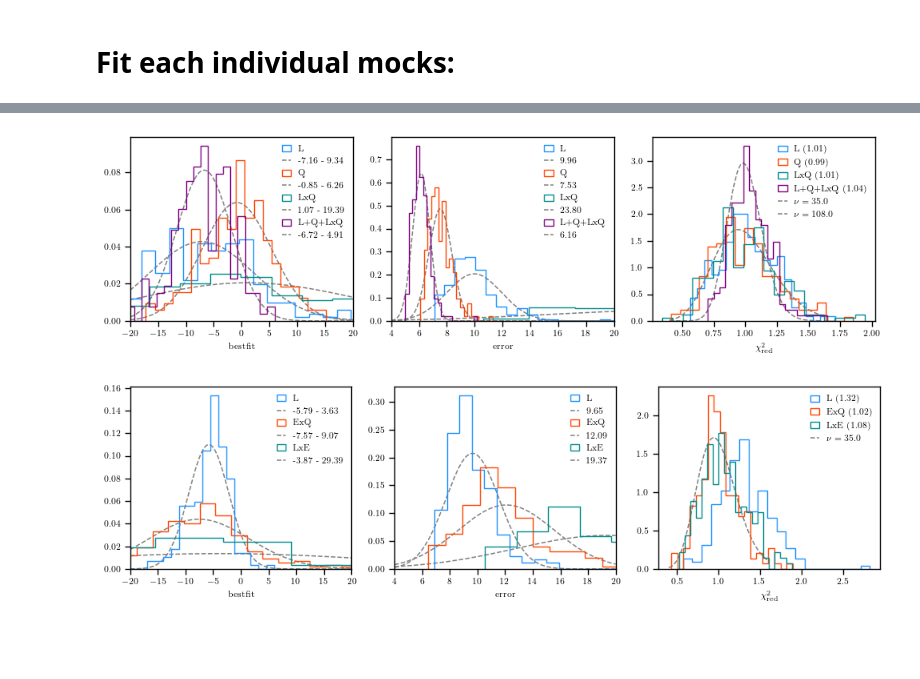
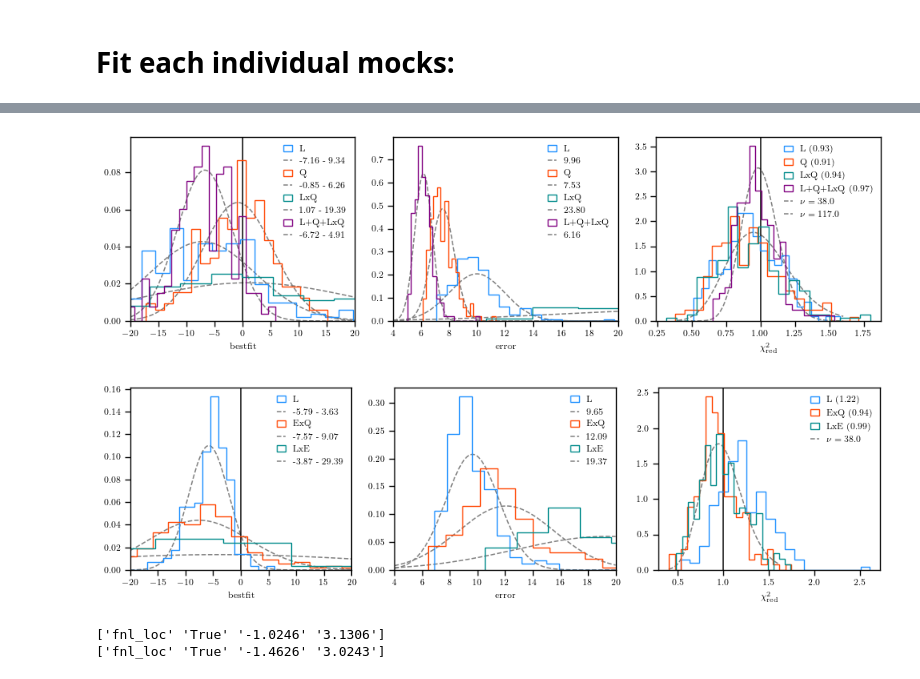
Before and after one commit to AlbertoRosado1/cai-dr2-clustering-products, a Jupyter notebook: local_png/fit_fnl_mocks.ipynb, the cells around one changed output, grey strips where cells are left out. Drawn from its saved outputs; the diff is of its cells as text; code cells hidden in the pictures; blank space fills up the shorter version.

```diff
--- a/local_png/fit_fnl_mocks.ipynb
+++ b/local_png/fit_fnl_mocks.ipynb
@@ -309,11 +425,12 @@ from tools import run_profiling_one_mock
 data_dir = '/Users/edmond/Work/data/desi/dr2/summary_statistics/local_png/base/desi-data/loa-v1/v2/fNL/blinded/'
 
 # Where the mocks are:
-stats_dir = '/Users/edmond/Work/data/desi/dr2/summary_statistics/'
-project = 'local_png/base/holi-v3-altmtl/'
+mocks_dir = '/Users/edmond/Work/data/desi/dr2/summary_statistics/local_png/base/'
 
-fiducial = propose_fiducial()
-tracers_to_read = ['LRG', 'ELGnotqso', 'QSO', 'LRGxQSO', 'LRGxELGnotqso', 'ELGnotqsoxQSO']
+fiducial = propose_fiducial(kmin=1e-3)
+tracers_to_read = ['LRG', 'QSO', 'LRGxQSO', 'ELGnotqso', 'LRGxELGnotqso', 'ELGnotqsoxQSO'][:-1]
 
-pks, windows, covs, zeffs, mocks = load_data(data_dir, stats_dir, project, tracers_to_read, fiducial, add_ic=True, nmocks_mean=None)
+aladr1 = False
+
+pks, windows, covs, zeffs, mocks = load_data(data_dir, mocks_dir, tracers_to_read, fiducial, add_ic=True, aladr1=aladr1, nmocks_mean=None)
 # %%
@@ -387,0 +484,6 @@ for tracer, imock, kk, ac in jobs:
+# %%
+# Load all the available profiles into a nested dictionary for easy access:
+profiles = load_all_profiles(mocks_dir)
+
+summary_df = summary_profiles(profiles)
+display(summary_df)
@@ -460,16 +582,20 @@ tracers_to_plot = ['LRGxLRG', 'QSOxQSO', 'LRGxQSO', 'LRGxLRG-LRGxQSO-QSOxQSO']
 
 labels = {'LRGxLRG': 'L', 'QSOxQSO': 'Q', 'LRGxQSO': 'LxQ', 'LRGxLRG-LRGxQSO-QSOxQSO': 'L+Q+LxQ'}
 
+kmin = 1e-3
+extra_fn = '_aladr1'
+
 plt.figure(figsize=(10, 3))
 plt.subplot(131)
 plt.xlim(-20,20)
 for tracer in tracers_to_plot:
     prof = profiles[tracer]
-    plt.hist([float(prof['mock_cov'][i][0][2]) for i in range(nmocks)], histtype='step', bins=20, density=True, label=labels[tracer])
+    plt.hist([float(prof['mock_cov'][kmin][extra_fn][i][0][2]) for i in range(nmocks)], histtype='step', bins=20, density=True, label=labels[tracer])
     xmin, xmax = plt.xlim()
     x = np.linspace(xmin, xmax, 1000)
-    mu, std = norm.fit([float(prof['mock_cov'][i][0][2]) for i in range(nmocks)])
+    mu, std = norm.fit([float(prof['mock_cov'][kmin][extra_fn][i][0][2]) for i in range(nmocks)])
     plt.plot(x, norm.pdf(x, mu, std), c='gray', ls='--', label=f'{mu:2.2f} - {std:2.2f}', zorder=0)
+plt.axvline(0, ls='-', c='k', alpha=1, zorder=0)
 plt.legend(loc='upper right', ncol=1)
 plt.xlabel('bestfit')
 
@@ -477,45 +603,45 @@ plt.subplot(132)
 plt.xlim(4, 20)
 for tracer in tracers_to_plot:
     prof = profiles[tracer]
-    plt.hist([float(prof['mock_cov'][i][0][3]) for i in range(nmocks)], histtype='step', bins=20, density=True, label=labels[tracer])
+    plt.hist([float(prof['mock_cov'][kmin][extra_fn][i][0][3]) for i in range(nmocks)], histtype='step', bins=20, density=True, label=labels[tracer])
     xmin, xmax = plt.xlim()
     x = np.linspace(xmin, xmax, 1000)
-    mu, std = norm.fit([float(prof['mock_cov'][i][0][3]) for i in range(nmocks)])
+    mu, std = norm.fit([float(prof['mock_cov'][kmin][extra_fn][i][0][3]) for i in range(nmocks)])
     plt.plot(x, norm.pdf(x, mu, std), c='gray', ls='--', label=f'{mu:2.2f}', zorder=0)
 plt.legend(loc='upper right', ncol=1)
 plt.xlabel('error')
 
 plt.subplot(133)
 ndofs = []
 for tracer in tracers_to_plot:
     prof = profiles[tracer]
-    idx_logpost = np.where(prof['mock_cov'][0][:,0] == 'logposterior')[0][0]
-    nparams = float(np.sum(prof['mock_cov'][0][:,3] > ''))
+    idx_logpost = np.where(prof['mock_cov'][kmin][extra_fn][0][:,0] == 'logposterior')[0][0]
+    nparams = float(np.sum(prof['mock_cov'][kmin][extra_fn][0][:,3] > ''))
     if "-" not in tracer:
         nbins = mocks[tracer][0].select(k=(kmin, 1)).size
     else:
         nbins = sum([mocks[tt][0].select(k=(kmin, 1)).size for tt in tracer.split("-")])
     ndof = nbins - nparams
     ndofs.append(ndof)
 
     from lsstypes.utils import get_percival2014_factor
     percival = get_percival2014_factor(len(mocks['LRGxLRG']), nbins, nparams)
 
-    red_chi2 = [-2*float(prof['mock_cov'][i][idx_logpost][2]) * percival / ndof for i in range(nmocks)]
+    red_chi2 = [-2*float(prof['mock_cov'][kmin][extra_fn][i][idx_logpost][2]) * percival / ndof for i in range(nmocks)]
 
     plt.hist(red_chi2, histtype='step', bins=20, density=True, label=labels[tracer] + f' ({np.mean(red_chi2):.2f})')
 
 for ndof in np.unique(ndofs):
     x = np.linspace(0.4, 1.6, 500)
     plt.plot(x, chi2.pdf(x, df=ndof, scale=1/ndof), label=fr'$\nu={ndof}$', ls='--', c='gray', zorder=0)
-
+plt.axvline(1, ls='-', c='k', alpha=1, zorder=0)
 plt.legend()
 plt.xlabel(r'$\chi^2_{\rm{red}}$')
 plt.tight_layout()
-plt.savefig('fig/fit_individual_mocks_png.pdf')
+plt.savefig(f'fig/fit_individual_mocks_png_{kmin}{extra_fn}.pdf')
 plt.show()
 # %% [output]
-[figure, old version]
+[figure, new version]
 # %%
 from scipy.stats import norm, chi2
 
@@ -523,16 +649,20 @@ tracers_to_plot = ['ELGxELG', 'ELGxQSO', 'LRGxELG']
 
 labels = {'ELGxELG': 'L', 'ELGxQSO': 'ExQ', 'LRGxELG': 'LxE'}
 
+kmin = 1e-3
+extra_fn = '_aladr1'
+
 plt.figure(figsize=(10, 3))
 plt.subplot(131)
 plt.xlim(-20,20)
 for tracer in tracers_to_plot:
     prof = profiles[tracer]
-    plt.hist([float(prof['mock_cov'][i][0][2]) for i in range(nmocks)], histtype='step', bins=20, density=True, label=labels[tracer])
+    plt.hist([float(prof['mock_cov'][kmin][extra_fn][i][0][2]) for i in range(nmocks)], histtype='step', bins=20, density=True, label=labels[tracer])
     xmin, xmax = plt.xlim()
     x = np.linspace(xmin, xmax, 1000)
-    mu, std = norm.fit([float(prof['mock_cov'][i][0][2]) for i in range(nmocks)])
+    mu, std = norm.fit([float(prof['mock_cov'][kmin][extra_fn][i][0][2]) for i in range(nmocks)])
     plt.plot(x, norm.pdf(x, mu, std), c='gray', ls='--', label=f'{mu:2.2f} - {std:2.2f}', zorder=0)
+plt.axvline(0, ls='-', c='k', alpha=1, zorder=0)
 plt.legend(loc='upper right', ncol=1)
 plt.xlabel('bestfit')
 
@@ -540,10 +670,10 @@ plt.subplot(132)
 plt.xlim(4, 20)
 for tracer in tracers_to_plot:
     prof = profiles[tracer]
-    plt.hist([float(prof['mock_cov'][i][0][3]) for i in range(nmocks)], histtype='step', bins=20, density=True, label=labels[tracer])
+    plt.hist([float(prof['mock_cov'][kmin][extra_fn][i][0][3]) for i in range(nmocks)], histtype='step', bins=20, density=True, label=labels[tracer])
     xmin, xmax = plt.xlim()
     x = np.linspace(xmin, xmax, 1000)
-    mu, std = norm.fit([float(prof['mock_cov'][i][0][3]) for i in range(nmocks)])
+    mu, std = norm.fit([float(prof['mock_cov'][kmin][extra_fn][i][0][3]) for i in range(nmocks)])
     plt.plot(x, norm.pdf(x, mu, std), c='gray', ls='--', label=f'{mu:2.2f}', zorder=0)
 plt.legend(loc='upper right', ncol=1)
 plt.xlabel('error')
@@ -552,8 +682,8 @@ plt.subplot(133)
 ndofs = []
 for tracer in tracers_to_plot:
     prof = profiles[tracer]
-    idx_logpost = np.where(prof['mock_cov'][0][:,0] == 'logposterior')[0][0]
-    nparams = float(np.sum(prof['mock_cov'][0][:,3] > ''))
+    idx_logpost = np.where(prof['mock_cov'][kmin][extra_fn][0][:,0] == 'logposterior')[0][0]
+    nparams = float(np.sum(prof['mock_cov'][kmin][extra_fn][0][:,3] > ''))
     if "-" not in tracer:
         nbins = mocks[tracer][0].select(k=(kmin, 1)).size
     else:
@@ -564,18 +694,24 @@ for tracer in tracers_to_plot:
     from lsstypes.utils import get_percival2014_factor
     percival = get_percival2014_factor(len(mocks['LRGxLRG']), nbins, nparams)
 
-    red_chi2 = [-2*float(prof['mock_cov'][i][idx_logpost][2]) * percival / ndof for i in range(nmocks)]
+    red_chi2 = [-2*float(prof['mock_cov'][kmin][extra_fn][i][idx_logpost][2]) * percival / ndof for i in range(nmocks)]
 
     plt.hist(red_chi2, histtype='step', bins=20, density=True, label=labels[tracer] + f' ({np.mean(red_chi2):.2f})')
 
 for ndof in np.unique(ndofs):
     x = np.linspace(0.4, 1.6, 500)
     plt.plot(x, chi2.pdf(x, df=ndof, scale=1/ndof), label=fr'$\nu={ndof}$', ls='--', c='gray', zorder=0)
-
+plt.axvline(1, ls='-', c='k', alpha=1, zorder=0)
 plt.legend()
 plt.xlabel(r'$\chi^2_{\rm{red}}$')
 plt.tight_layout()
-#plt.savefig('fig/fit_individual_mocks_png.pdf')
+plt.savefig(f'fig/fit_individual_mocks_png_{kmin}{extra_fn}.pdf')
 plt.show()
 # %% [output]
-[figure, old version]
+[figure, new version]
+# %%
+print(profiles['QSOxQSO']['mock_cov'][1e-3][''][0][0])
+print(profiles['QSOxQSO']['mock_cov'][1e-3]['_aladr1'][0][0])
+# %% [output]
+['fnl_loc' 'True' '-1.0246' '3.1306']
+['fnl_loc' 'True' '-1.4626' '3.0243']
```
Also changed, not shown: parts of 12 cells of this notebook, 3 other files.
